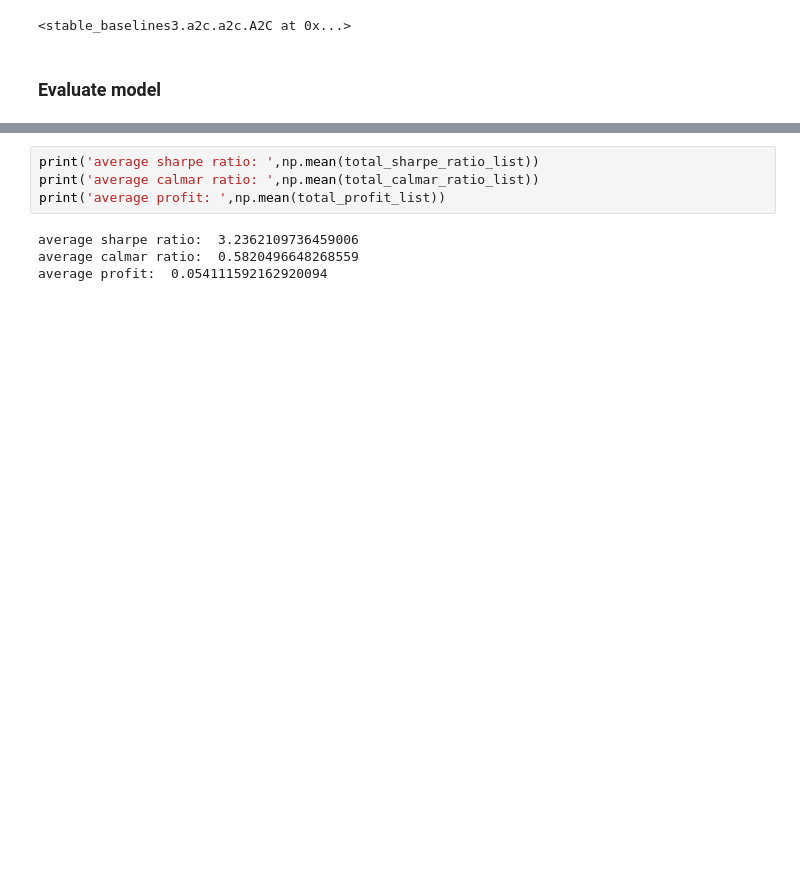
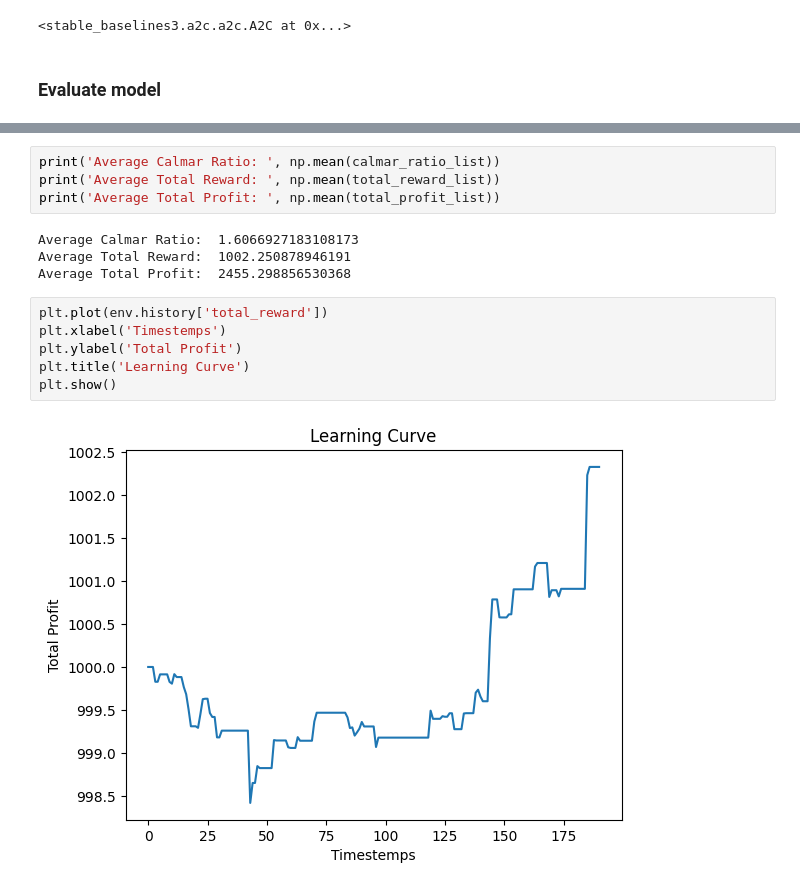
Before and after one commit to mega5800/algo-trading-system, a Jupyter notebook: Code/Gym Anytrading Notebooks/Paper Phase/gym_anytrading_with_technical_indicators_and_sentiment.ipynb, the cells around one changed output, grey strips where cells are left out. Drawn from its saved outputs; the diff is of its cells as text; blank space fills up the shorter version.

```diff
--- a/Code/Gym Anytrading Notebooks/Paper Phase/gym_anytrading_with_technical_indicators_and_sentiment.ipynb
+++ b/Code/Gym Anytrading Notebooks/Paper Phase/gym_anytrading_with_technical_indicators_and_sentiment.ipynb
@@ -322,8 +388,16 @@ Calmar Ratio: -0.8476084325991168
 # %%
-print('average sharpe ratio: ',np.mean(total_sharpe_ratio_list))
-print('average calmar ratio: ',np.mean(total_calmar_ratio_list))
-print('average profit: ',np.mean(total_profit_list))
+print('Average Calmar Ratio: ', np.mean(calmar_ratio_list))
+print('Average Total Reward: ', np.mean(total_reward_list))
+print('Average Total Profit: ', np.mean(total_profit_list))
 # %% [output]
-average sharpe ratio:  3.2362109736459006
-average calmar ratio:  0.5820496648268559
-average profit:  0.054111592162920094
+Average Calmar Ratio:  1.6066927183108173
+Average Total Reward:  1002.250878946191
+Average Total Profit:  2455.298856530368
+# %%
+plt.plot(env.history['total_reward'])
+plt.xlabel('Timestemps')
+plt.ylabel('Total Profit')
+plt.title('Learning Curve')
+plt.show()
+# %% [output]
+[figure, added]
```
Also changed, not shown: parts of 16 cells of this notebook, 1 other file.
